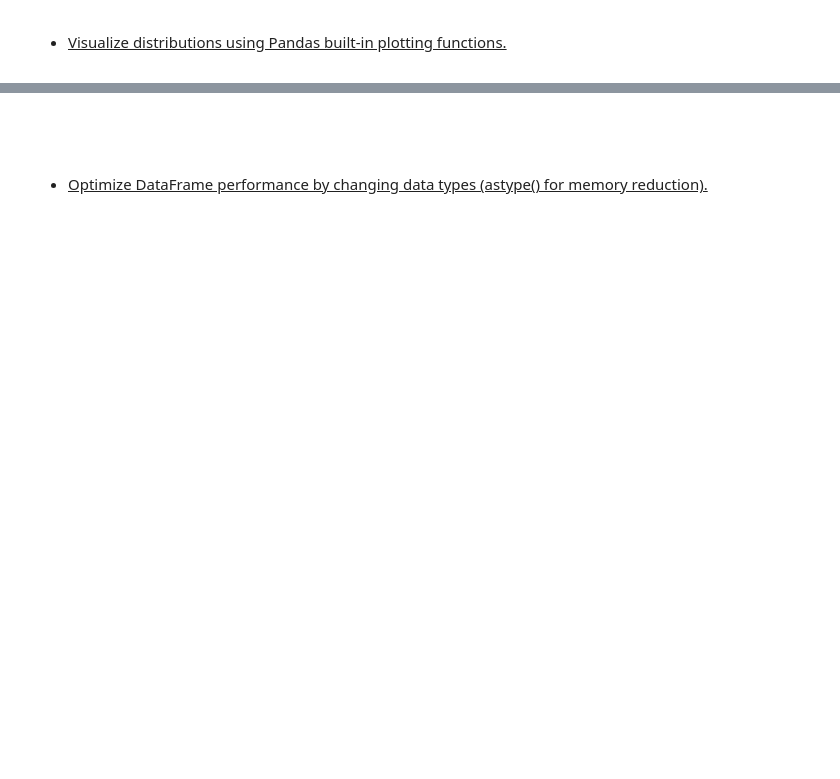
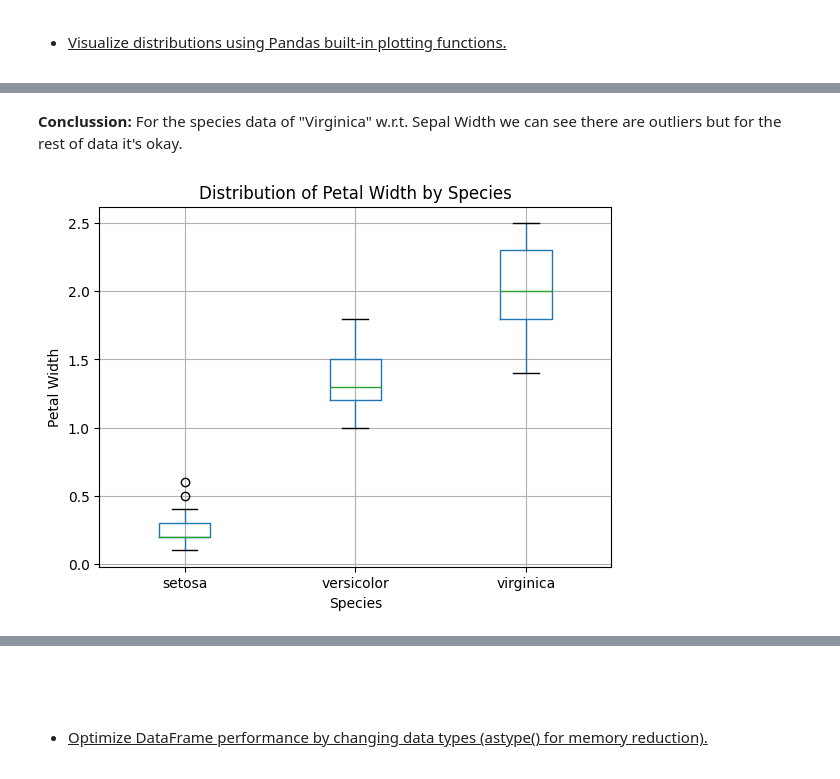
Before and after one commit to Sandipan-Roy/sr, a Jupyter notebook: Assg_SandipanRoy_3_20260107.ipynb, the cells around one changed output, grey strips where cells are left out. Saved outputs shown, nothing was run; the diff lists cells and outputs as text; code cells hidden in the pictures; blank space fills up the shorter version.

```diff
--- a/Assg_SandipanRoy_3_20260107.ipynb
+++ b/Assg_SandipanRoy_3_20260107.ipynb
@@ -770,16 +1170,20 @@ plt.show()
+# %% [markdown]
+**Conclussion:** For the species data of "Virginica" w.r.t. Sepal Width we can see there are outliers but for the rest of data it's okay.
 # %%
-# Box plot for Tip Amount by Group Size
+# Box plot for Petal Width by Species
 # A box plot (or box-and-whisker plot) is a standardized way of displaying
 # the distribution of data based on a five-number summary: minimum, first
 # quartile (Q1), median, third quartile (Q3), and maximum.
 # It helps to visualize the spread and skewness of the data, as well as
 # identify potential outliers.
-# Here, we are plotting box plot for Tip Amount segregated by Group Size
+# Here, we are plotting box plot for Petal Width segregated by Species
 
-tipByGender = restTipsDF[["size","tip"]]
-tipByGender.boxplot(column='tip', by='size')
-plt.title('Distribution of Tip by Group Size') # Overall title
+petalWidthBySpecies = irisDF[["species","petal_width"]]
+petalWidthBySpecies.boxplot(column='petal_width', by='species')
+plt.title('Distribution of Petal Width by Species') # Overall title
 plt.suptitle('') # Removes the default "Boxplot grouped by..." auto-title
-plt.xlabel('Group Size')
-plt.ylabel('Tip Amount')
+plt.xlabel('Species')
+plt.ylabel('Petal Width')
 plt.show()
+# %% [output]
+[figure, added]
```
Also changed, not shown: parts of 93 cells of this notebook.
